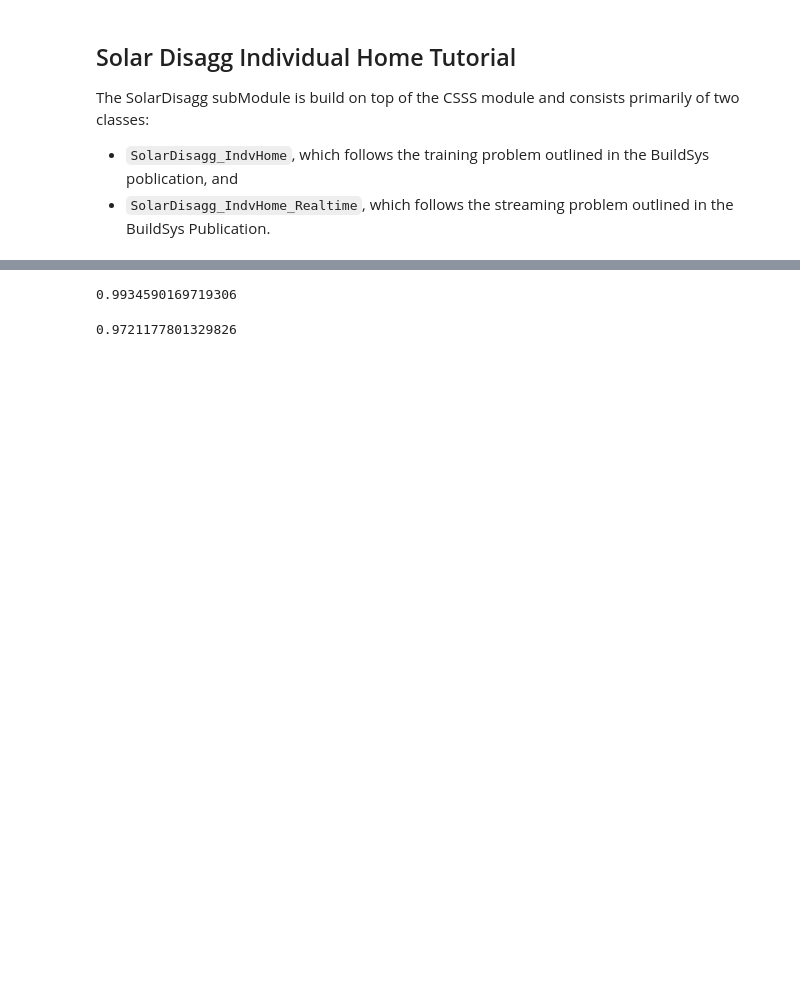
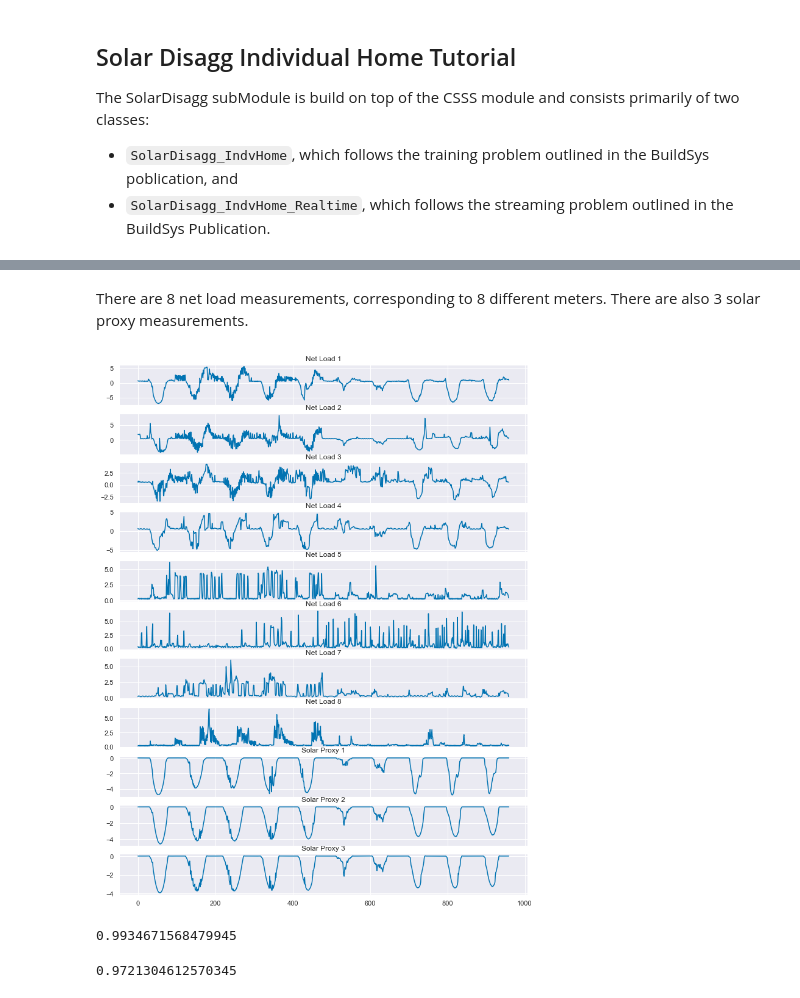
Before and after one commit to eckara/CSSS, a Jupyter notebook: SolarDisagg Individual Home Tutroial.ipynb, the cells around one changed output, grey strips where cells are left out. Cells and saved outputs as stored; diff of their text form; code cells hidden in the pictures; blank space fills up the shorter version.

```diff
--- a/SolarDisagg Individual Home Tutroial.ipynb
+++ b/SolarDisagg Individual Home Tutroial.ipynb
@@ -50,9 +46,9 @@ def createTempInput(temp, size, minTemp=None, maxTemp=None, intercept = False):
     return minTemp, maxTemp,result
 # %%
 ## Load data and prepare regressors.
-tutorial_data = pk.load( open( "Solar_Disaggregation_Analysis/data/tutorial_data.pkl", "rb" ) )
+tutorial_data = pk.load( open( "data/tutorial_data.pkl", "rb" ) )
 
-Tmin, Tmax, temp_regress = createTempInput(tutorial_data['temperature'], 10)
+Tmin, Tmax, temp_regress = createTempInput(tutorial_data['temperature'].values, 10)
 hod          = pd.Series([t.hour for t in tutorial_data['times']])
 hod          = np.array(pd.get_dummies(hod))
 
@@ -61,3 +57,4 @@ tuneregressors = hod
 netload        = tutorial_data['netload']
 solarproxy     = tutorial_data['solarproxy']
 names          = ['solar_%d' % d for d in np.arange(netload.shape[1])+1]
+print(names)
@@ -64,13 +83,23 @@ names          = ['solar_%d' % d for d in np.arange(netload.shape[1])+1]
+# %% [markdown]
+There are 8 net load measurements, corresponding to 8 different meters. There are also 3 solar proxy measurements.
+# %%
+fig, ax = plt.subplots(nrows=11, figsize=(12, 16), sharex=True)
+for i in range(11):
+    if i < 8:
+        ax[i].plot(netload.T[i])
+        ax[i].set_title('Net Load {}'.format(i+1))
+    else:
+        ax[i].plot(solarproxy.T[i-8])
+        ax[i].set_title('Solar Proxy {}'.format(i-8+1))
+# %% [output]
+[figure, added]
 # %%
-## Construct solar disaggregation problem
-reload(csss.SolarDisagg)
-
 ## Create an initial model with equally weighted sources
-sdmod0 = csss.SolarDisagg.SolarDisagg_IndvHome(netloads=netload,                ## Matrix of net loads at each meter
-                                               solarregressors=solarproxy,      ## X_i for all i
-                                               loadregressors=loadregressors,   ## X_L
-                                               tuningregressors=tuneregressors, ## X_tune
-                                               names = names)                   ## Optional list of names for solar generation behind each meter.
+sdmod0 = SolarDisagg_IndvHome(netloads=netload,                ## Matrix of net loads at each meter
+                              solarregressors=solarproxy,      ## X_i for all i
+                              loadregressors=loadregressors,   ## X_L
+                              tuningregressors=tuneregressors, ## X_tune
+                              names = names)                   ## Optional list of names for solar generation behind each meter.
 ## The class initialization builds upon the CSSS class
 ## It creates N+1 sources, N for solar and 1 for aggregate load
 ## It constrains solar ot be negative and less than net load
@@ -106,7 +135,7 @@ sdmod_tune.tuneAlphas()
 
 sdmod_tune.constructSolve()          ## Construct and solve the tuned model.
 # %% [output]
-0.9934590169719306
+0.9934671568479945
 # %%
 ## Real Time Problem. *********************************
 ## ****************************************************
@@ -114,14 +143,15 @@ sdmod_tune.constructSolve()          ## Construct and solve the tuned model.
 aggregateNetLoad = np.sum(netload, axis = 1)
 ## The real time problem class is build with a fit training model class as an input.
 
-sdmod_st_train = csss.SolarDisagg.SolarDisagg_IndvHome_Realtime(
+sdmod_st_train = SolarDisagg_IndvHome_Realtime(
     sdmod_tune,                        ## Training Model
     aggregateNetLoad=aggregateNetLoad, ## Streaming aggregate net load from substation
     solarregressors=solarproxy,        ## Streaming Solar Proxy
     loadregressors=loadregressors,     ## Streaming Load Regressors
-    tuningregressors= tuneregressors)  ## Streaming Tuning Regressors
+    tuningregressors= tuneregressors  ## Streaming Tuning Regressors
+)
 
 sdmod_st_train.tuneAlphas()     ## We can tune Alphas because the tuning models were fit in the training problem.
 sdmod_st_train.constructSolve() ##  Solve it!
 # %% [output]
-0.9721177801329826
+0.9721304612570345
```
Also changed, not shown: parts of 4 cells of this notebook, 2 other files.
